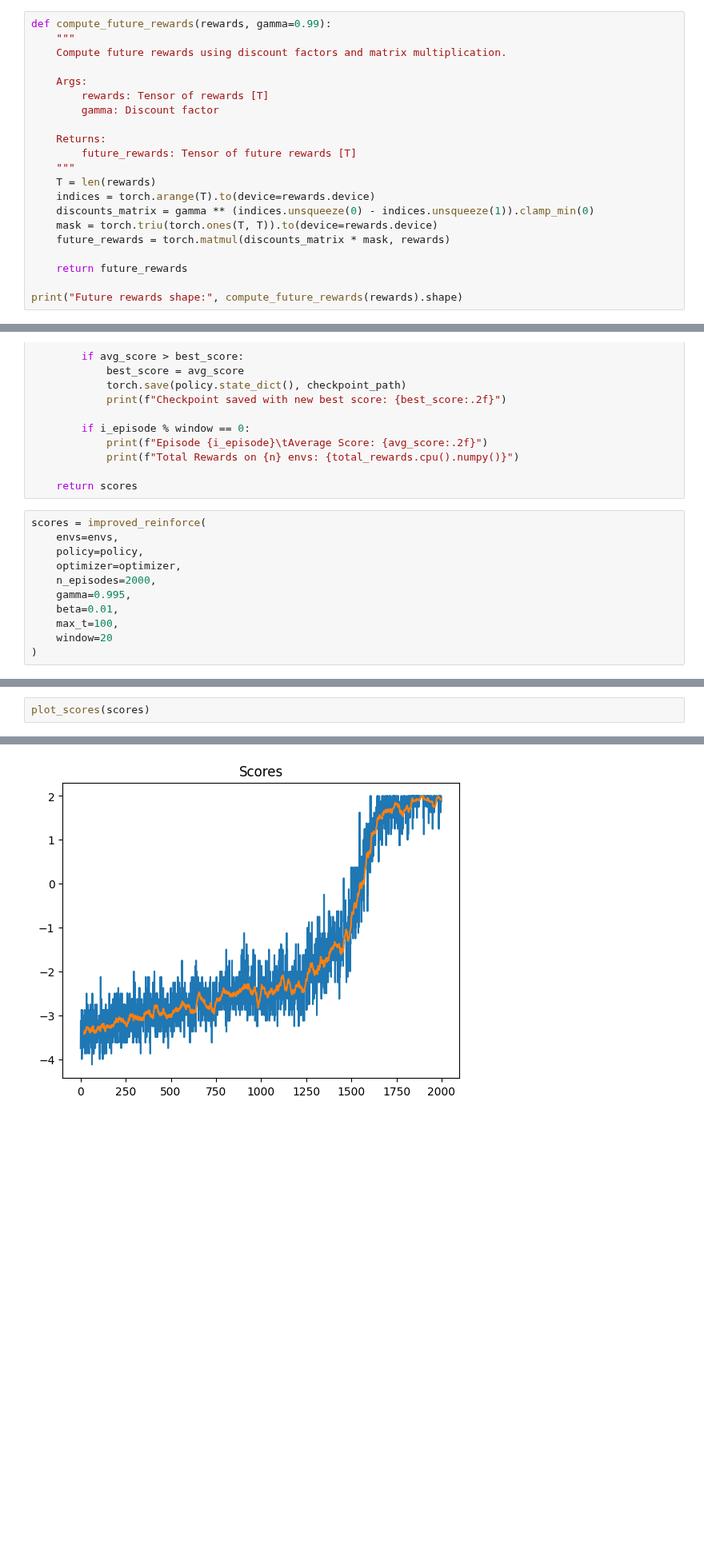
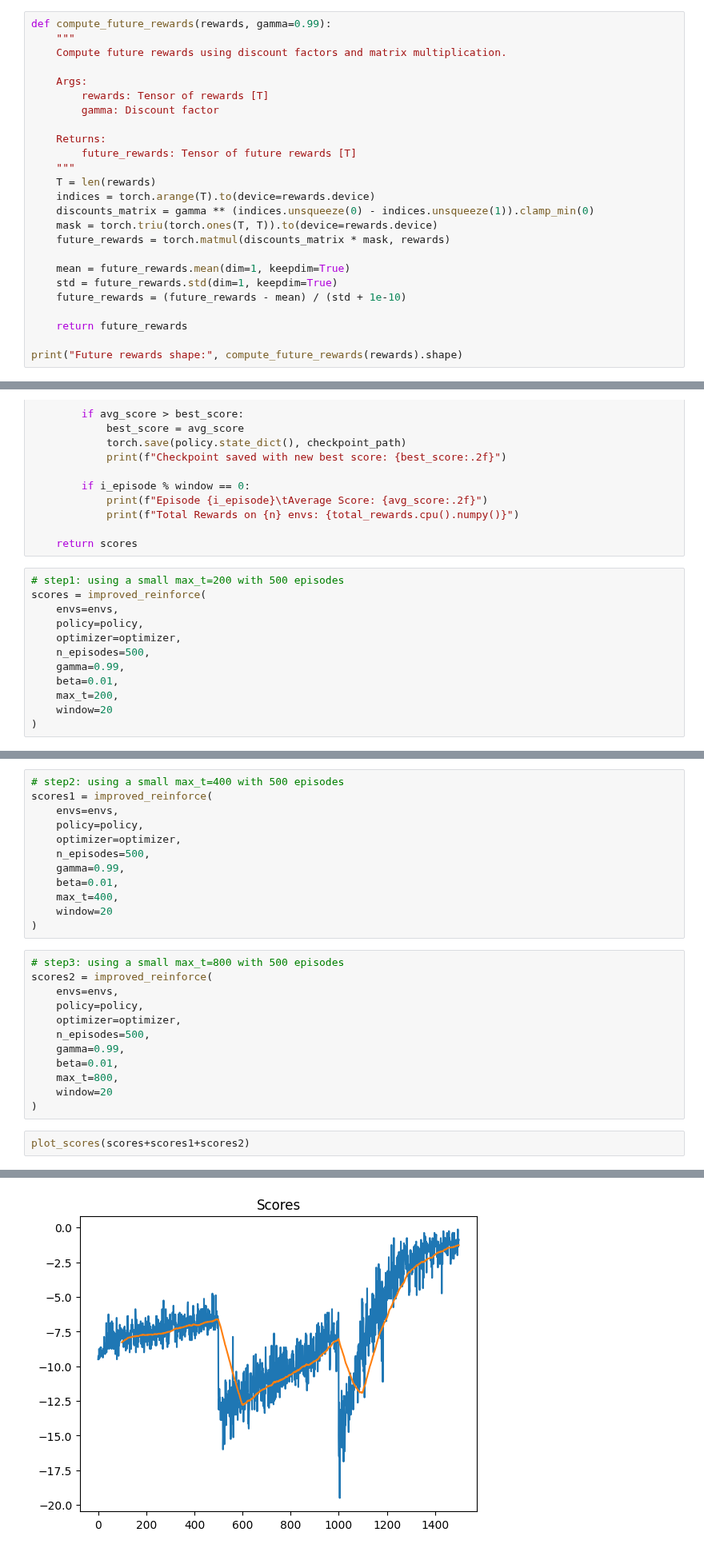
Before and after one commit to deepbiolab/drl, a Jupyter notebook: model-based-learning/policy-based/policy-gradient-methods/improved-reinforce/improved_reinforce.ipynb, the cells around one changed output, grey strips where cells are left out. Shown at 80% size. Drawn from its saved outputs; the diff is of its cells as text; blank space fills up the shorter version.

```diff
--- a/model-based-learning/policy-based/policy-gradient-methods/improved-reinforce/improved_reinforce.ipynb
+++ b/model-based-learning/policy-based/policy-gradient-methods/improved-reinforce/improved_reinforce.ipynb
@@ -655,6 +649,10 @@ def compute_future_rewards(rewards, gamma=0.99):
     mask = torch.triu(torch.ones(T, T)).to(device=rewards.device)
     future_rewards = torch.matmul(discounts_matrix * mask, rewards)
 
+    mean = future_rewards.mean(dim=1, keepdim=True)
+    std = future_rewards.std(dim=1, keepdim=True)
+    future_rewards = (future_rewards - mean) / (std + 1e-10)
+
     return future_rewards
 
 print("Future rewards shape:", compute_future_rewards(rewards).shape)
@@ -787,13 +776,14 @@ def improved_reinforce(
 
     return scores
 # %%
+# step1: using a small max_t=200 with 500 episodes
 scores = improved_reinforce(
     envs=envs,
     policy=policy,
     optimizer=optimizer,
-    n_episodes=2000,
-    gamma=0.995,
+    n_episodes=500,
+    gamma=0.99,
     beta=0.01,
-    max_t=100,
+    max_t=200,
 	window=20
 )
@@ -818,5 +790,29 @@ Total Rewards on 8 envs: [2. 2. 1. 2. 2. 2. 2. 2.]
+# %%
+# step2: using a small max_t=400 with 500 episodes
+scores1 = improved_reinforce(
+    envs=envs,
+    policy=policy,
+    optimizer=optimizer,
+    n_episodes=500,
+    gamma=0.99,
+    beta=0.01,
+    max_t=400,
+	window=20
+)
+# %%
+# step3: using a small max_t=800 with 500 episodes
+scores2 = improved_reinforce(
+    envs=envs,
+    policy=policy,
+    optimizer=optimizer,
+    n_episodes=500,
+    gamma=0.99,
+    beta=0.01,
+    max_t=800,
+	window=20
+)
 # %%
-plot_scores(scores)
+plot_scores(scores+scores1+scores2)
 # %% [output]
 0           NaN
 1           NaN
@@ -833,4 +829,4 @@ Length: 2000, dtype: float64
-[figure, old version]
+[figure, new version]
 # %%
 # play game after training!
 policy.load_state_dict(torch.load('checkpoint.pth', weights_only=True))
```
Also changed, not shown: parts of 12 cells of this notebook, 3 other files.
